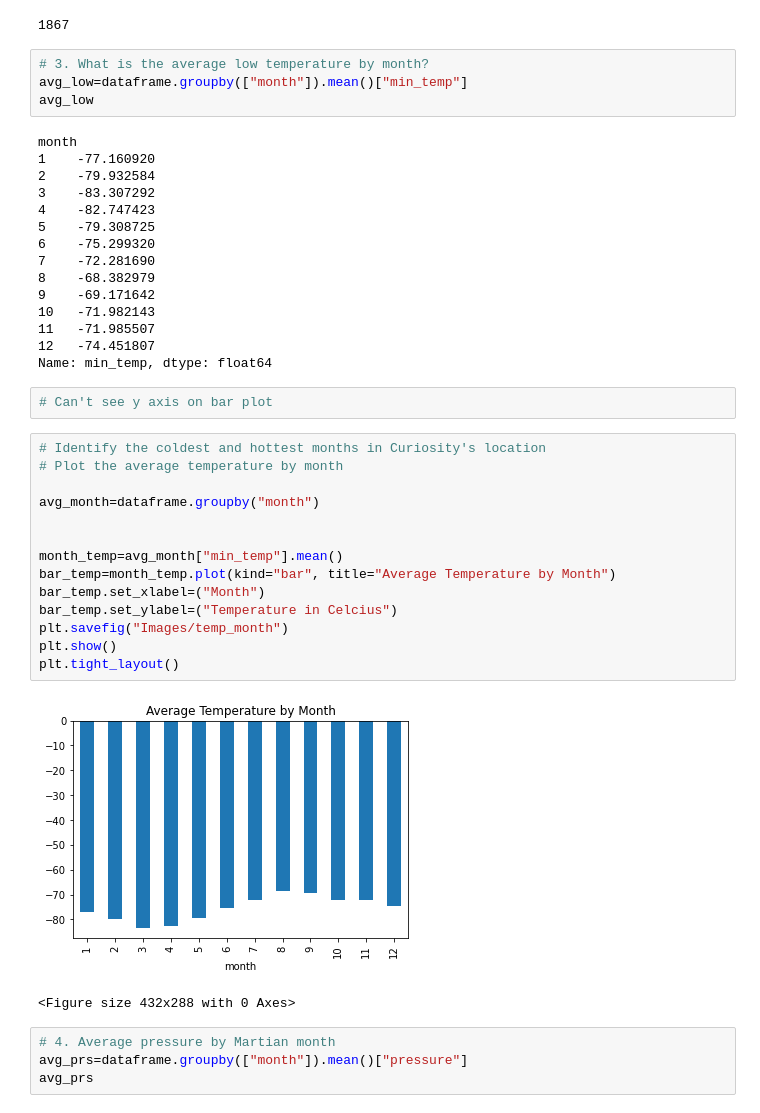
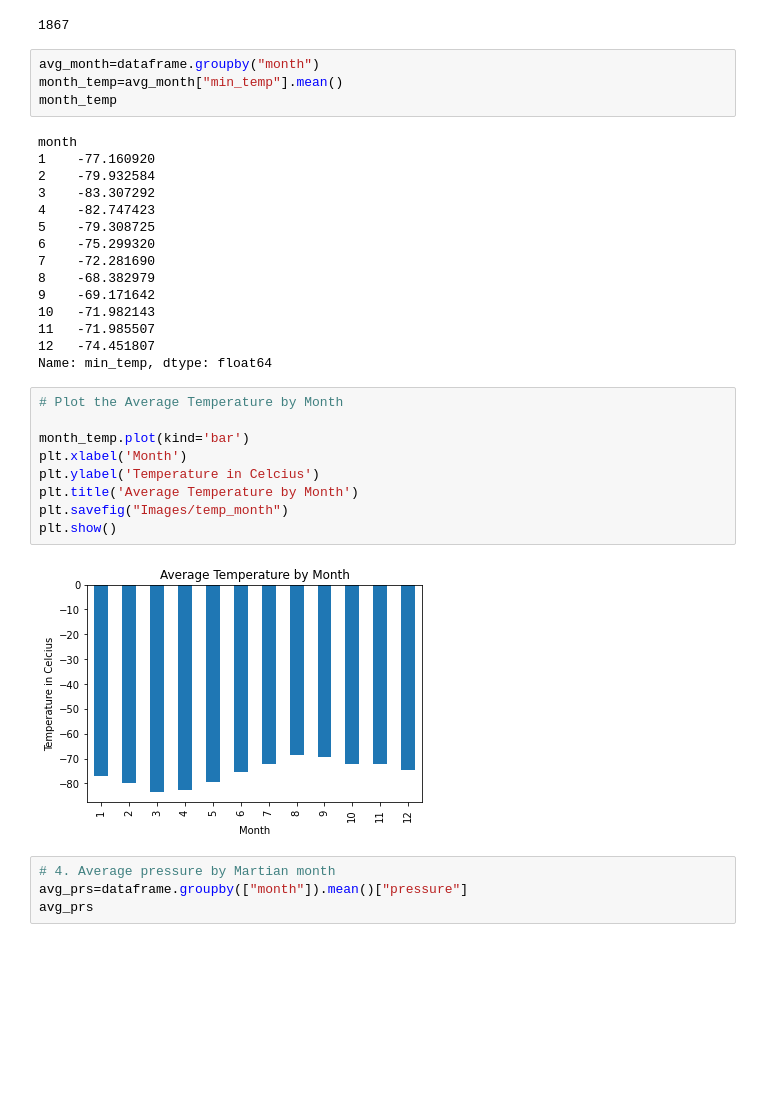
Before and after one commit to Colleen-Cobb/Web-Scraping-Challenge, a Jupyter notebook: part_2_mars_weather.ipynb, the cells around one changed output. Drawn from its saved outputs; the diff is of its cells as text; blank space fills up the shorter version.

```diff
--- a/part_2_mars_weather.ipynb
+++ b/part_2_mars_weather.ipynb
@@ -214,44 +235,36 @@ martian_days=len(dataframe["terrestrial_date"])
 martian_days
 # %% [output]
 1867
-# %%
-# 3. What is the average low temperature by month?
-avg_low=dataframe.groupby(["month"]).mean()["min_temp"]
-avg_low
-# %% [output]
-month
-1    -77.160920
-2    -79.932584
-3    -83.307292
-4    -82.747423
-5    -79.308725
-6    -75.299320
-7    -72.281690
-8    -68.382979
-9    -69.171642
-10   -71.982143
-11   -71.985507
-12   -74.451807
-Name: min_temp, dtype: float64
-# %%
-# Can't see y axis on bar plot
+# %%
+avg_month=dataframe.groupby("month")
+month_temp=avg_month["min_temp"].mean()
+month_temp
+# %% [output]
+month
+1    -77.160920
+2    -79.932584
+3    -83.307292
+4    -82.747423
+5    -79.308725
+6    -75.299320
+7    -72.281690
+8    -68.382979
+9    -69.171642
+10   -71.982143
+11   -71.985507
+12   -74.451807
+Name: min_temp, dtype: float64
 # %%
-# Identify the coldest and hottest months in Curiosity's location
-# Plot the average temperature by month
+# Plot the Average Temperature by Month
 
-avg_month=dataframe.groupby("month")
-
-
-month_temp=avg_month["min_temp"].mean()
-bar_temp=month_temp.plot(kind="bar", title="Average Temperature by Month")
-bar_temp.set_xlabel=("Month")
-bar_temp.set_ylabel=("Temperature in Celcius")
+month_temp.plot(kind='bar')
+plt.xlabel('Month')
+plt.ylabel('Temperature in Celcius')
+plt.title('Average Temperature by Month')
 plt.savefig("Images/temp_month")
 plt.show()
-plt.tight_layout()
 # %% [output]
-[figure, old version]
+[figure, new version]
-<Figure size 432x288 with 0 Axes>
 # %%
 # 4. Average pressure by Martian month
 avg_prs=dataframe.groupby(["month"]).mean()["pressure"]
```
Also changed, not shown: parts of 6 cells of this notebook, 7 other files.
